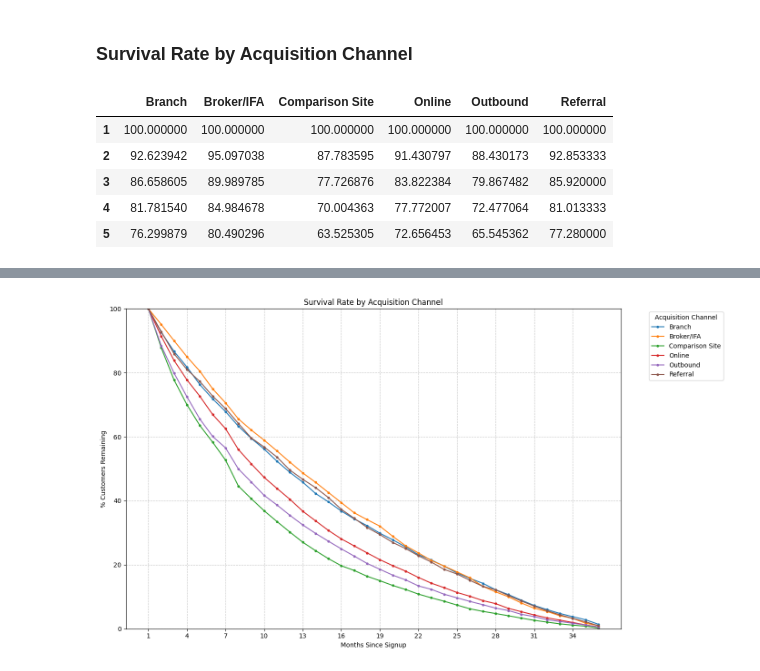
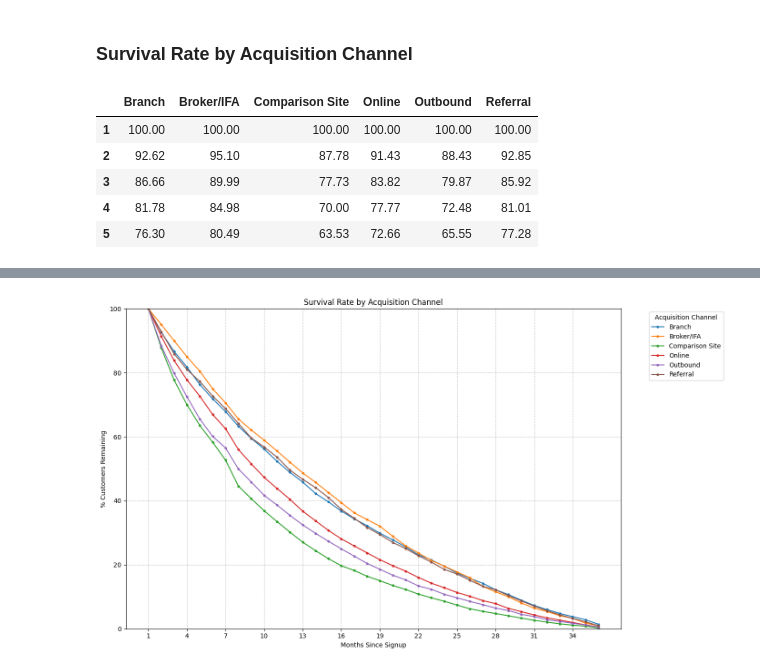
Before and after one commit to geraintmelville/moneycraft_project, a Jupyter notebook: LizMoneyCraft.ipynb, the cells around one changed output, grey strips where cells are left out. Cells and saved outputs as stored; diff of their text form; code cells hidden in the pictures.

```diff
--- a/LizMoneyCraft.ipynb
+++ b/LizMoneyCraft.ipynb
@@ -613,31 +630,31 @@ Develop survival-rate charts indicating the specific operational intervals where
 # %%
 # Calculate the customer retention rate over time, segmented by the acquisition channel.
 
 # Get the maximum tenure observed in the data - longest period a customer has been active in months
 max_tenure = scv['tenure_months'].max()
 
 # Initialize an empty DataFrame to store retention rates by channel - months since signup from 1 to the
 # max (plus one because we are using 'range')
 retention_by_channel = pd.DataFrame(index=range(1, max_tenure + 1))
 
 # Loop through each channel to create a group containing all customers acquired through that channel
 for channel_name, group in scv.groupby('channel'):
     cohort_size = len(group)  # The number of customers in the current channel
     if cohort_size == 0:
         retention_by_channel[channel_name] = np.nan
         continue
 
     channel_retention = []
     for t in range(1, max_tenure + 1):
         num_retained = (group['tenure_months'] >= t).sum()
         channel_retention.append((num_retained / cohort_size) * 100)
     retention_by_channel[channel_name] = channel_retention
 
-display(retention_by_channel.head())
+display(retention_by_channel.head().round(2))
 # %% [output]
 |  | Branch | Broker/IFA | Comparison Site | Online | Outbound | Referral |
-| 1 | 100.000000 | 100.000000 | 100.000000 | 100.000000 | 100.000000 | 100.000000 |
-| 2 | 92.623942 | 95.097038 | 87.783595 | 91.430797 | 88.430173 | 92.853333 |
-| 3 | 86.658605 | 89.989785 | 77.726876 | 83.822384 | 79.867482 | 85.920000 |
-| 4 | 81.781540 | 84.984678 | 70.004363 | 77.772007 | 72.477064 | 81.013333 |
-| 5 | 76.299879 | 80.490296 | 63.525305 | 72.656453 | 65.545362 | 77.280000 |
+| 1 | 100.00 | 100.00 | 100.00 | 100.00 | 100.00 | 100.00 |
+| 2 | 92.62 | 95.10 | 87.78 | 91.43 | 88.43 | 92.85 |
+| 3 | 86.66 | 89.99 | 77.73 | 83.82 | 79.87 | 85.92 |
+| 4 | 81.78 | 84.98 | 70.00 | 77.77 | 72.48 | 81.01 |
+| 5 | 76.30 | 80.49 | 63.53 | 72.66 | 65.55 | 77.28 |
```
Also changed, not shown: parts of 6 cells of this notebook.
